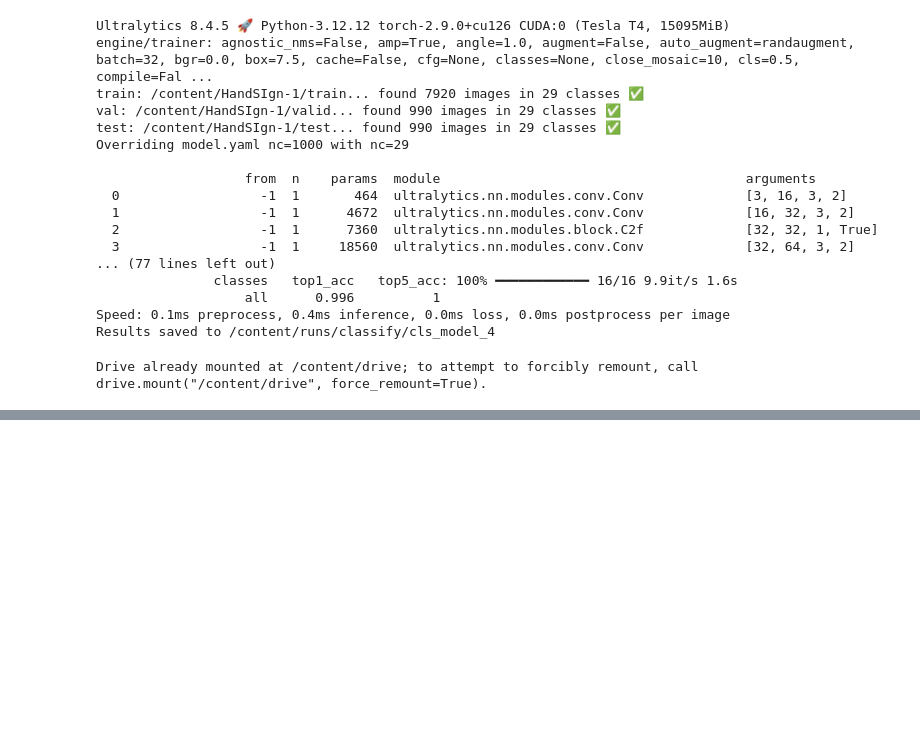
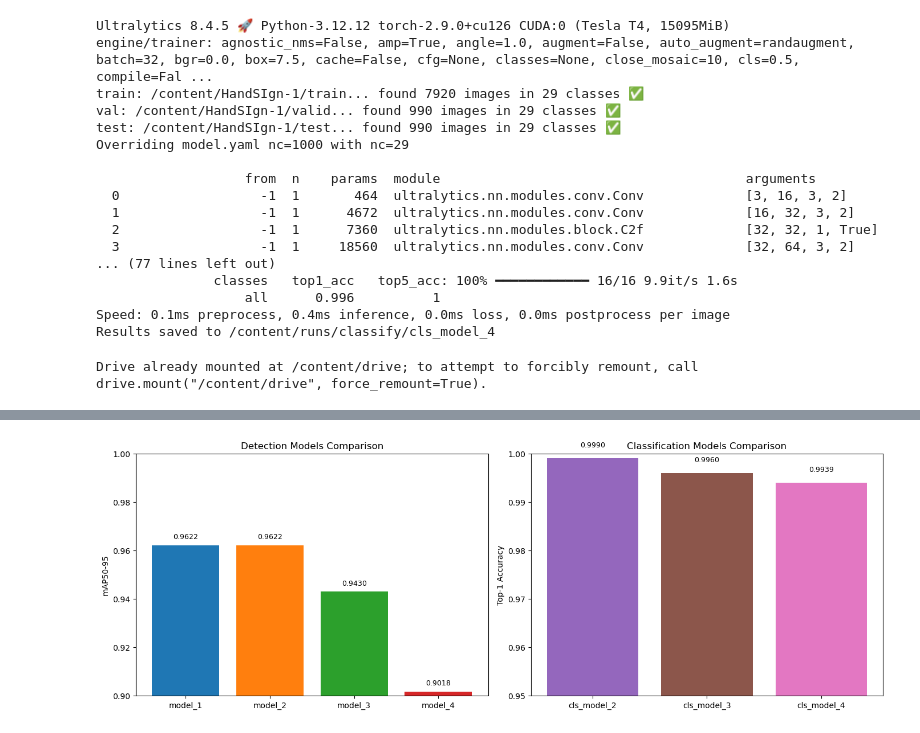
Before and after one commit to amiqdam/capstone4, a Jupyter notebook: Capstone4_Ahmad_Miqdam_Nur_Amany-2.ipynb, the cells around one changed output, grey strips where cells are left out. Saved outputs shown, nothing was run; the diff lists cells and outputs as text; code cells hidden in the pictures; blank space fills up the shorter version.

```diff
--- a/Capstone4_Ahmad_Miqdam_Nur_Amany-2.ipynb
+++ b/Capstone4_Ahmad_Miqdam_Nur_Amany-2.ipynb
@@ -602,0 +708,30 @@ Streamlit / Gradio Interface
+# %%
+# Model comparison
+fig, axes = plt.subplots(1, 2, figsize=(14, 5))
+
+# Detection - mAP50-95 comparison
+models = list(df_detect.keys())
+mAP_values = [float(df.iloc[-1]['metrics/mAP50-95(B)']) for df in df_detect.values()]
+bars = axes[0].bar(models, mAP_values, color=['#1f77b4', '#ff7f0e', '#2ca02c', '#d62728'])
+axes[0].set_ylabel('mAP50-95')
+axes[0].set_title('Detection Models Comparison')
+axes[0].set_ylim(0.9, 1.0)
+for bar, val in zip(bars, mAP_values):
+    axes[0].text(bar.get_x() + bar.get_width()/2, bar.get_height() + 0.002,
+                 f'{val:.4f}', ha='center', va='bottom', fontsize=9)
+
+# Classification - Top-1 Accuracy comparison
+models_cls = list(df_classify.keys())
+acc_values = [float(df.iloc[-1]['metrics/accuracy_top1']) for df in df_classify.values()]
+bars = axes[1].bar(models_cls, acc_values, color=['#9467bd', '#8c564b', '#e377c2'])
+axes[1].set_ylabel('Top-1 Accuracy')
+axes[1].set_title('Classification Models Comparison')
+axes[1].set_ylim(0.95, 1.0)
+for bar, val in zip(bars, acc_values):
+    axes[1].text(bar.get_x() + bar.get_width()/2, bar.get_height() + 0.002,
+                 f'{val:.4f}', ha='center', va='bottom', fontsize=9)
+
+plt.tight_layout()
+plt.show()
+# %% [output]
+[figure, added]
```
Also changed, not shown: parts of 13 cells of this notebook, 4 other files.
